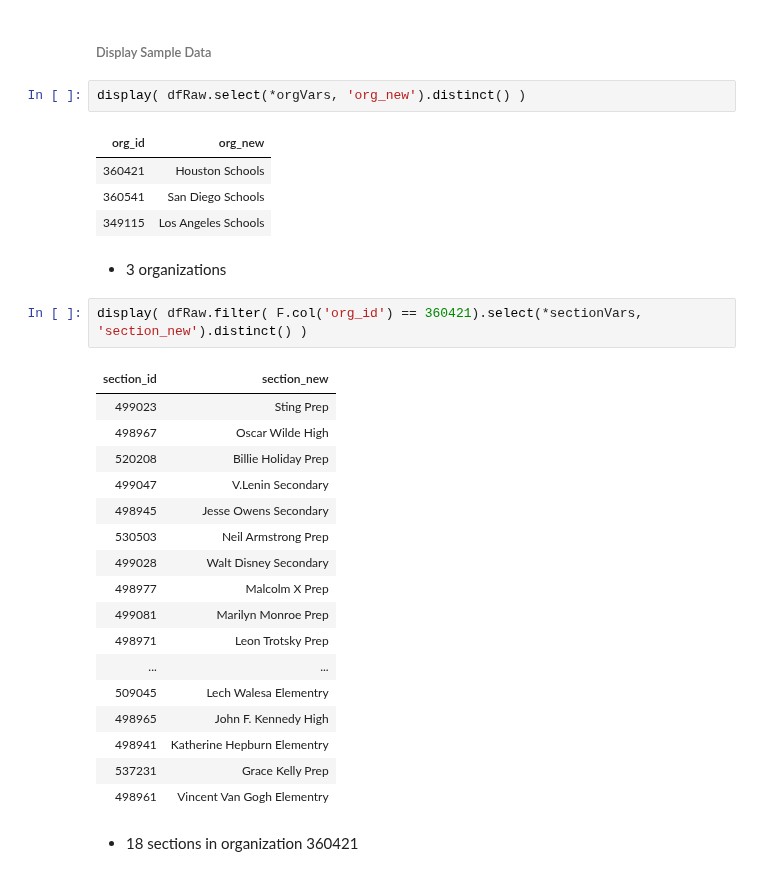
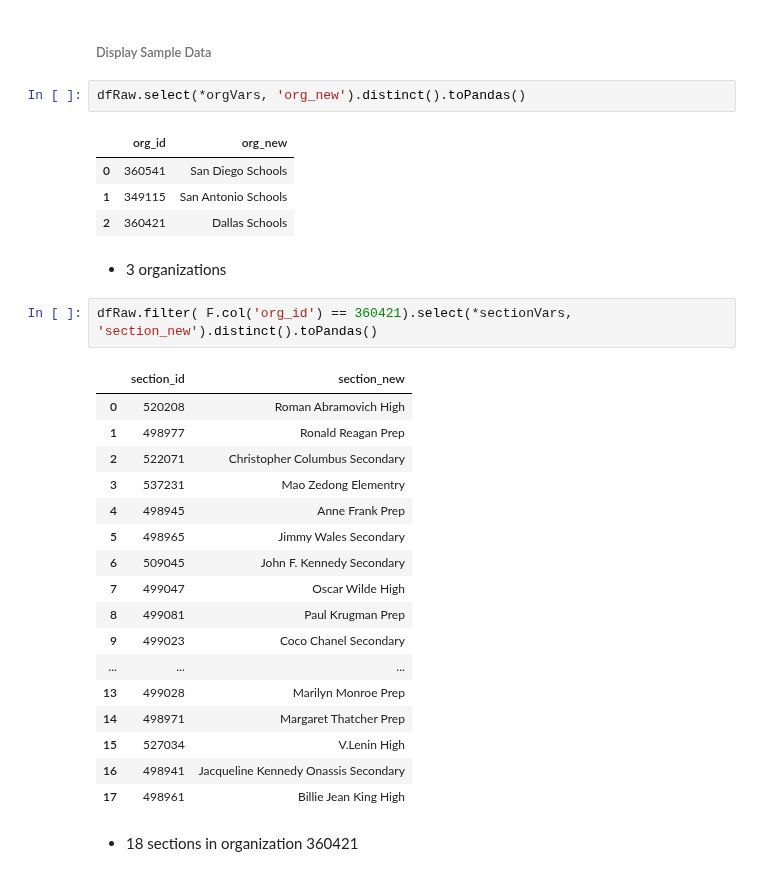
Before and after one commit to dlhinkley/c772-capstone-project, a Jupyter notebook: juniper/C772 Capstone Summarization Sub-Notebook.ipynb, the cells around one changed output. Saved outputs shown, nothing was run; the diff lists cells and outputs as text.

```diff
--- a/juniper/C772 Capstone Summarization Sub-Notebook.ipynb
+++ b/juniper/C772 Capstone Summarization Sub-Notebook.ipynb
@@ -123,34 +126,34 @@ itemAttemptVars       = dfPanda.loc[ dfPanda['category'] == 'Item Attempt' ].fie
 # %% [markdown]
 ###### Display Sample Data
 # %%
-display( dfRaw.select(*orgVars, 'org_new').distinct() )
+dfRaw.select(*orgVars, 'org_new').distinct().toPandas()
 # %% [output]
-| org_id | org_new |
-| 360421 | Houston Schools |
-| 360541 | San Diego Schools |
-| 349115 | Los Angeles Schools |
+|  | org_id | org_new |
+| 0 | 360541 | San Diego Schools |
+| 1 | 349115 | San Antonio Schools |
+| 2 | 360421 | Dallas Schools |
 # %% [markdown]
 - 3 organizations
 # %%
-display( dfRaw.filter( F.col('org_id') == 360421).select(*sectionVars, 'section_new').distinct() )
+dfRaw.filter( F.col('org_id') == 360421).select(*sectionVars, 'section_new').distinct().toPandas()
 # %% [output]
-| section_id | section_new |
-| 499023 | Sting Prep |
-| 498967 | Oscar Wilde High |
-| 520208 | Billie Holiday Prep |
-| 499047 | V.Lenin Secondary |
-| 498945 | Jesse Owens Secondary |
-| 530503 | Neil Armstrong Prep |
-| 499028 | Walt Disney Secondary |
-| 498977 | Malcolm X Prep |
-| 499081 | Marilyn Monroe Prep |
-| 498971 | Leon Trotsky Prep |
-| ... | ... |
-| 509045 | Lech Walesa Elementry |
-| 498965 | John F. Kennedy High |
-| 498941 | Katherine Hepburn Elementry |
-| 537231 | Grace Kelly Prep |
-| 498961 | Vincent Van Gogh Elementry |
+|  | section_id | section_new |
+| 0 | 520208 | Roman Abramovich High |
+| 1 | 498977 | Ronald Reagan Prep |
+| 2 | 522071 | Christopher Columbus Secondary |
+| 3 | 537231 | Mao Zedong Elementry |
+| 4 | 498945 | Anne Frank Prep |
+| 5 | 498965 | Jimmy Wales Secondary |
+| 6 | 509045 | John F. Kennedy Secondary |
+| 7 | 499047 | Oscar Wilde High |
+| 8 | 499081 | Paul Krugman Prep |
+| 9 | 499023 | Coco Chanel Secondary |
+| ... | ... | ... |
+| 13 | 499028 | Marilyn Monroe Prep |
+| 14 | 498971 | Margaret Thatcher Prep |
+| 15 | 527034 | V.Lenin High |
+| 16 | 498941 | Jacqueline Kennedy Onassis Secondary |
+| 17 | 498961 | Billie Jean King High |
 # %% [markdown]
 - 18 sections in organization 360421
 # %%
```
Also changed, not shown: parts of 48 cells of this notebook, 1 other file.
